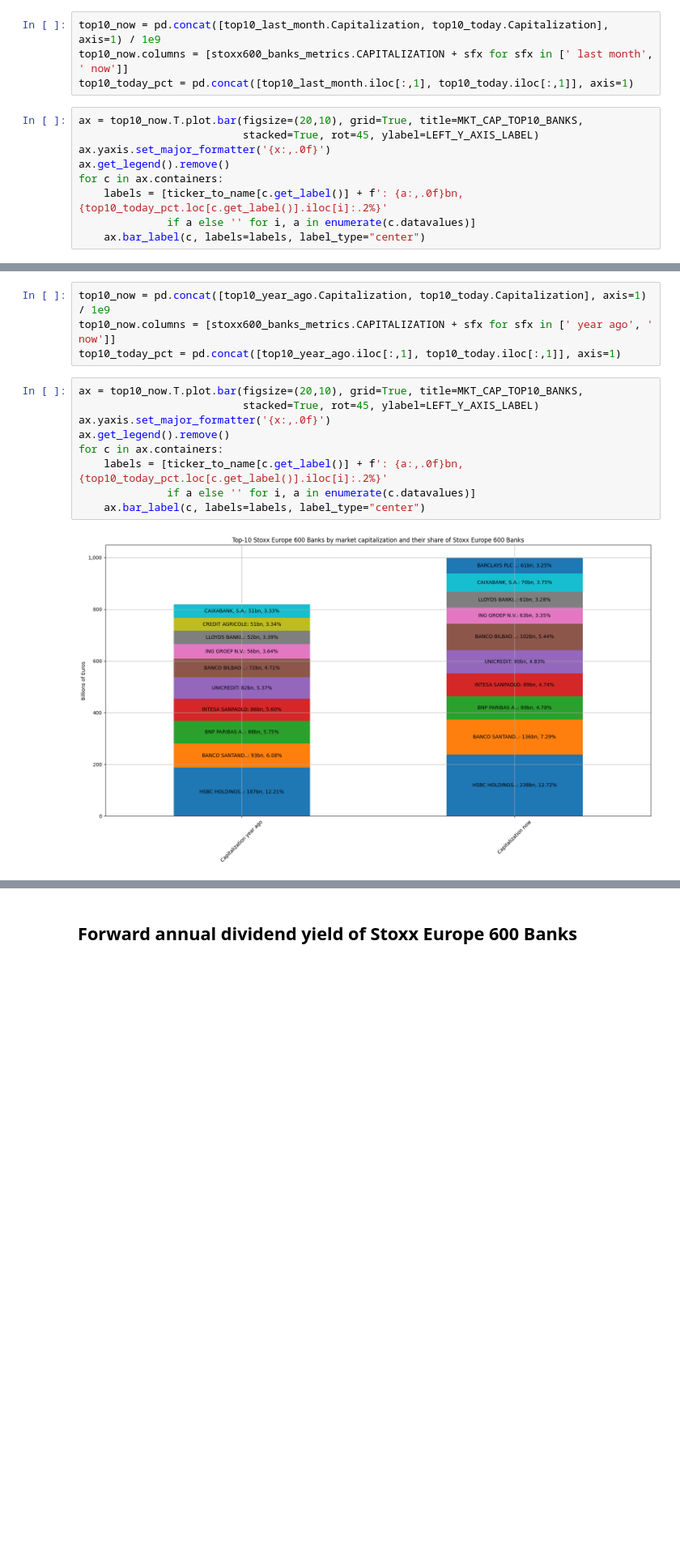
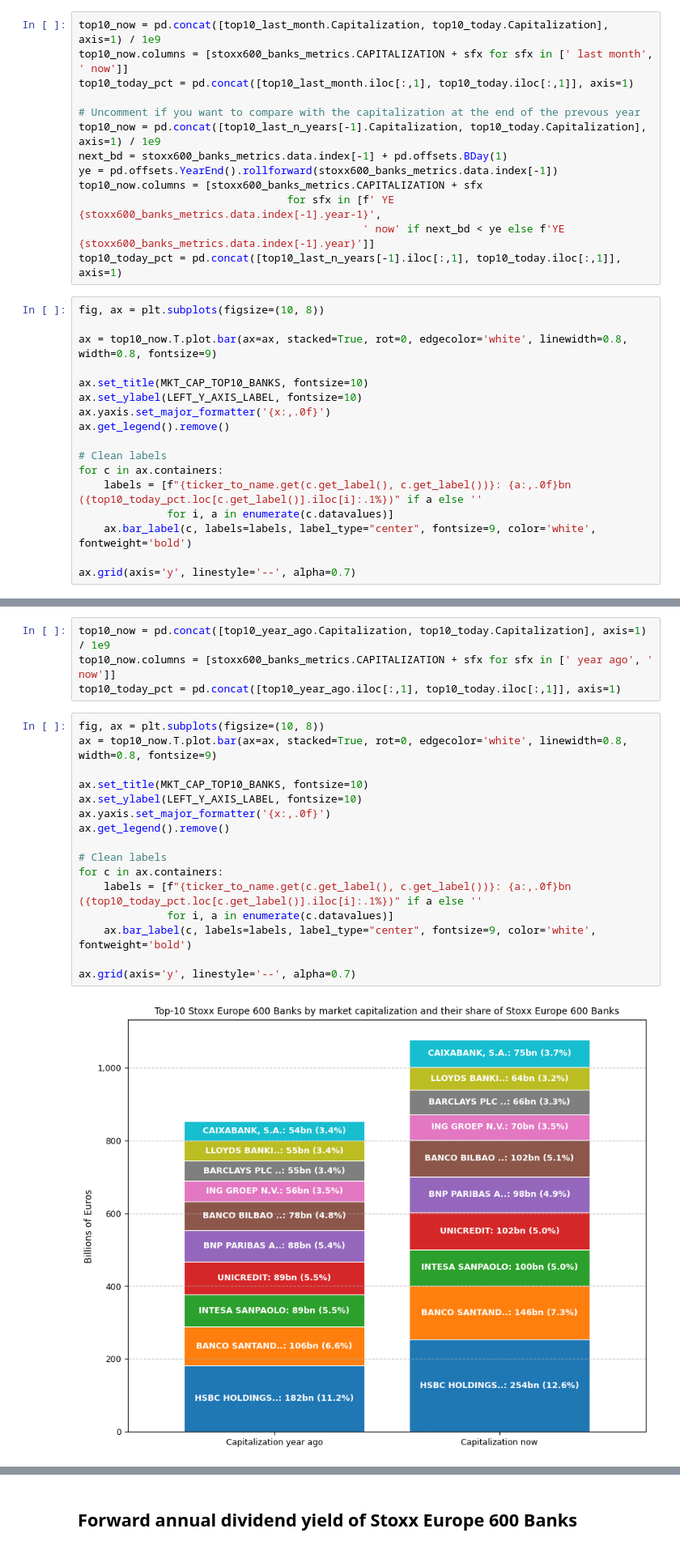
Before and after one commit to ilchen/EU_Economic_Data_Analysis, a Jupyter notebook: Stock_Market_Stoxx_Europe_Banks.ipynb, the cells around one changed output, grey strips where cells are left out. Shown at 81% size. Cells and saved outputs as stored; diff of their text form; blank space fills up the shorter version.

```diff
--- a/Stock_Market_Stoxx_Europe_Banks.ipynb
+++ b/Stock_Market_Stoxx_Europe_Banks.ipynb
@@ -168,13 +171,30 @@ for c in ax.containers:
 top10_now = pd.concat([top10_last_month.Capitalization, top10_today.Capitalization], axis=1) / 1e9
 top10_now.columns = [stoxx600_banks_metrics.CAPITALIZATION + sfx for sfx in [' last month', ' now']]
 top10_today_pct = pd.concat([top10_last_month.iloc[:,1], top10_today.iloc[:,1]], axis=1)
+
+# Uncomment if you want to compare with the capitalization at the end of the prevous year
+top10_now = pd.concat([top10_last_n_years[-1].Capitalization, top10_today.Capitalization], axis=1) / 1e9
+next_bd = stoxx600_banks_metrics.data.index[-1] + pd.offsets.BDay(1)
+ye = pd.offsets.YearEnd().rollforward(stoxx600_banks_metrics.data.index[-1])
+top10_now.columns = [stoxx600_banks_metrics.CAPITALIZATION + sfx
+                                 for sfx in [f' YE {stoxx600_banks_metrics.data.index[-1].year-1}',
+                                             ' now' if next_bd < ye else f'YE {stoxx600_banks_metrics.data.index[-1].year}']]
+top10_today_pct = pd.concat([top10_last_n_years[-1].iloc[:,1], top10_today.iloc[:,1]], axis=1)
 # %%
-ax = top10_now.T.plot.bar(figsize=(20,10), grid=True, title=MKT_CAP_TOP10_BANKS,
-                          stacked=True, rot=45, ylabel=LEFT_Y_AXIS_LABEL)
+fig, ax = plt.subplots(figsize=(10, 8))
+
+ax = top10_now.T.plot.bar(ax=ax, stacked=True, rot=0, edgecolor='white', linewidth=0.8, width=0.8, fontsize=9)
+
+ax.set_title(MKT_CAP_TOP10_BANKS, fontsize=10)
+ax.set_ylabel(LEFT_Y_AXIS_LABEL, fontsize=10)
 ax.yaxis.set_major_formatter('{x:,.0f}')
 ax.get_legend().remove()
+
+# Clean labels
 for c in ax.containers:
-    labels = [ticker_to_name[c.get_label()] + f': {a:,.0f}bn, {top10_today_pct.loc[c.get_label()].iloc[i]:.2%}'
-              if a else '' for i, a in enumerate(c.datavalues)]
-    ax.bar_label(c, labels=labels, label_type="center")
+    labels = [f"{ticker_to_name.get(c.get_label(), c.get_label())}: {a:,.0f}bn ({top10_today_pct.loc[c.get_label()].iloc[i]:.1%})" if a else ''
+              for i, a in enumerate(c.datavalues)]
+    ax.bar_label(c, labels=labels, label_type="center", fontsize=9, color='white', fontweight='bold')
+
+ax.grid(axis='y', linestyle='--', alpha=0.7)
 # %% [output]
@@ -186,16 +206,23 @@ top10_now = pd.concat([top10_year_ago.Capitalization, top10_today.Capitalization
 top10_now.columns = [stoxx600_banks_metrics.CAPITALIZATION + sfx for sfx in [' year ago', ' now']]
 top10_today_pct = pd.concat([top10_year_ago.iloc[:,1], top10_today.iloc[:,1]], axis=1)
 # %%
-ax = top10_now.T.plot.bar(figsize=(20,10), grid=True, title=MKT_CAP_TOP10_BANKS,
-                          stacked=True, rot=45, ylabel=LEFT_Y_AXIS_LABEL)
+fig, ax = plt.subplots(figsize=(10, 8))
+ax = top10_now.T.plot.bar(ax=ax, stacked=True, rot=0, edgecolor='white', linewidth=0.8, width=0.8, fontsize=9)
+
+ax.set_title(MKT_CAP_TOP10_BANKS, fontsize=10)
+ax.set_ylabel(LEFT_Y_AXIS_LABEL, fontsize=10)
 ax.yaxis.set_major_formatter('{x:,.0f}')
 ax.get_legend().remove()
+
+# Clean labels
 for c in ax.containers:
-    labels = [ticker_to_name[c.get_label()] + f': {a:,.0f}bn, {top10_today_pct.loc[c.get_label()].iloc[i]:.2%}'
-              if a else '' for i, a in enumerate(c.datavalues)]
-    ax.bar_label(c, labels=labels, label_type="center")
+    labels = [f"{ticker_to_name.get(c.get_label(), c.get_label())}: {a:,.0f}bn ({top10_today_pct.loc[c.get_label()].iloc[i]:.1%})" if a else ''
+              for i, a in enumerate(c.datavalues)]
+    ax.bar_label(c, labels=labels, label_type="center", fontsize=9, color='white', fontweight='bold')
+
+ax.grid(axis='y', linestyle='--', alpha=0.7)
 # %% [output]
-[figure, old version]
+[figure, new version]
 # %%
 print('The capitalization of Top-10 changed by '
       f'{(top10_today.Capitalization.sum()-top10_year_ago.Capitalization.sum())/top10_year_ago.Capitalization.sum():+.2%} from a year ago')
```
Also changed, not shown: parts of 32 cells of this notebook, 1 other file.
